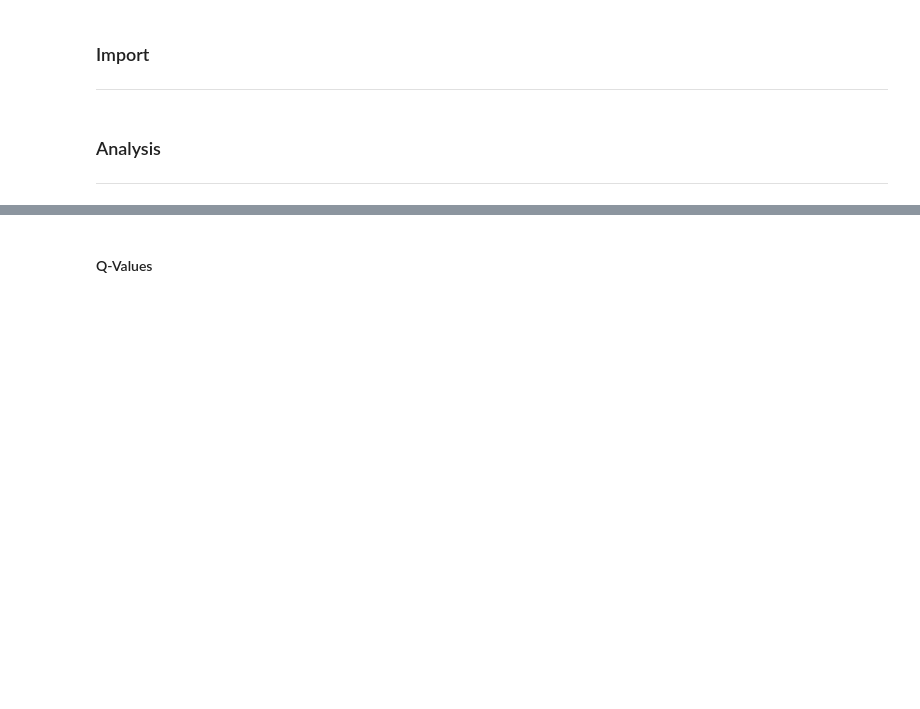
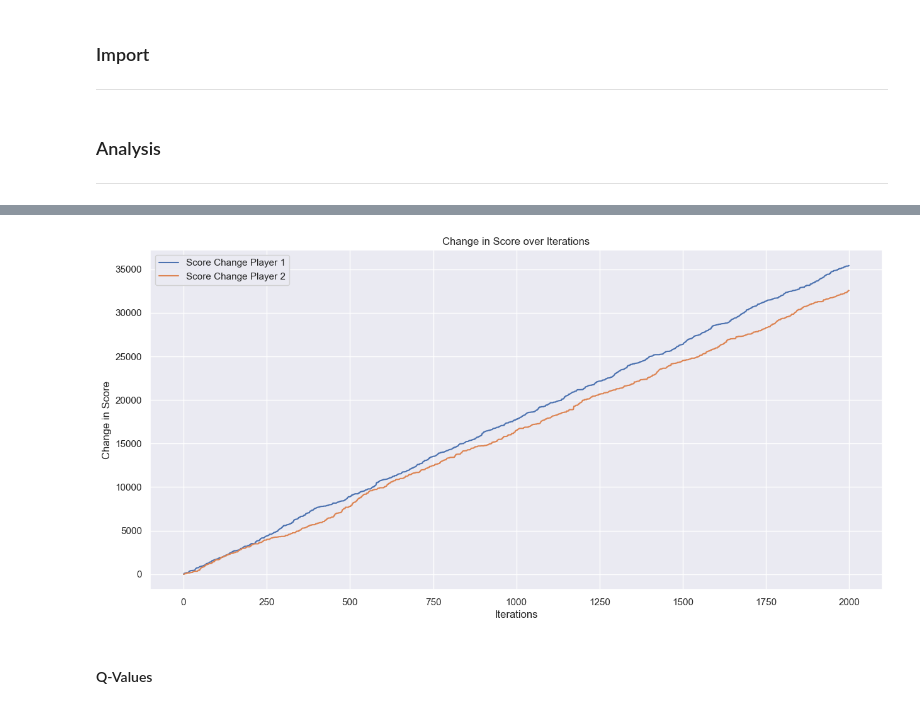
Before and after one commit to mario-santosgithub/ASMA, a Jupyter notebook: notebooks/analysis.ipynb, the cells around one changed output, grey strips where cells are left out. Drawn from its saved outputs; the diff is of its cells as text; code cells hidden in the pictures; blank space fills up the shorter version.

```diff
--- a/notebooks/analysis.ipynb
+++ b/notebooks/analysis.ipynb
@@ -81,3 +81,20 @@ plt.show()
+# %%
+# Calculate the change in score for each player
+df["score_change_player_1"] = df["score_player_1"] - df["score_player_1"].iloc[0]
+df["score_change_player_2"] = df["score_player_2"] - df["score_player_2"].iloc[0]
+
+# Plot the changes in score
+plt.figure(figsize=(15, 7))
+plt.plot(df.index, df["score_change_player_1"], label="Score Change Player 1")
+plt.plot(df.index, df["score_change_player_2"], label="Score Change Player 2")
+plt.xlabel("Iterations")
+plt.ylabel("Change in Score")
+plt.title("Change in Score over Iterations")
+plt.legend()
+plt.grid(True)
+plt.show()
+# %% [output]
+[figure, added]
 # %% [markdown]
 #### Q-Values
 # %%
```
Also changed, not shown: parts of 3 cells of this notebook.
